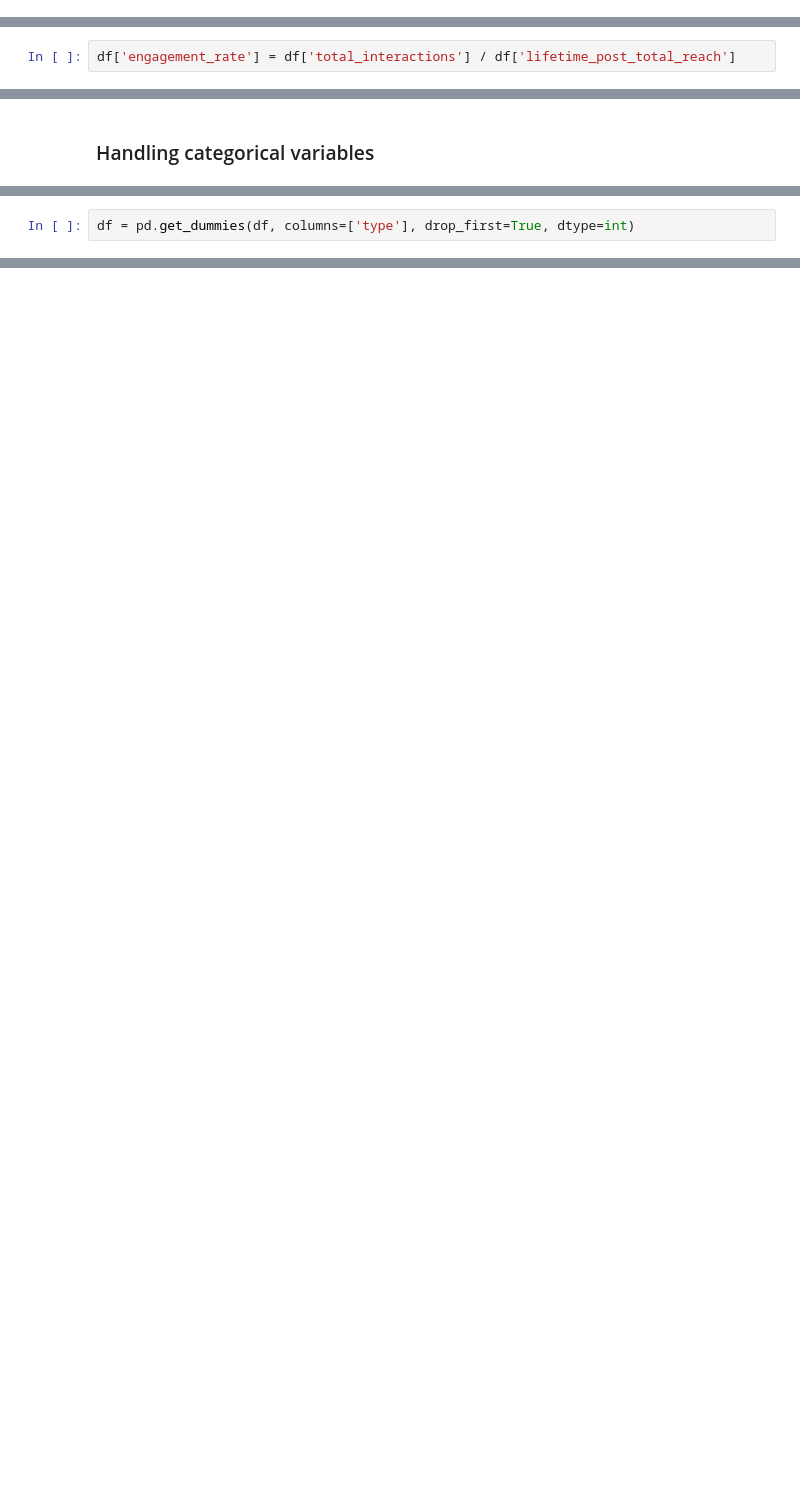
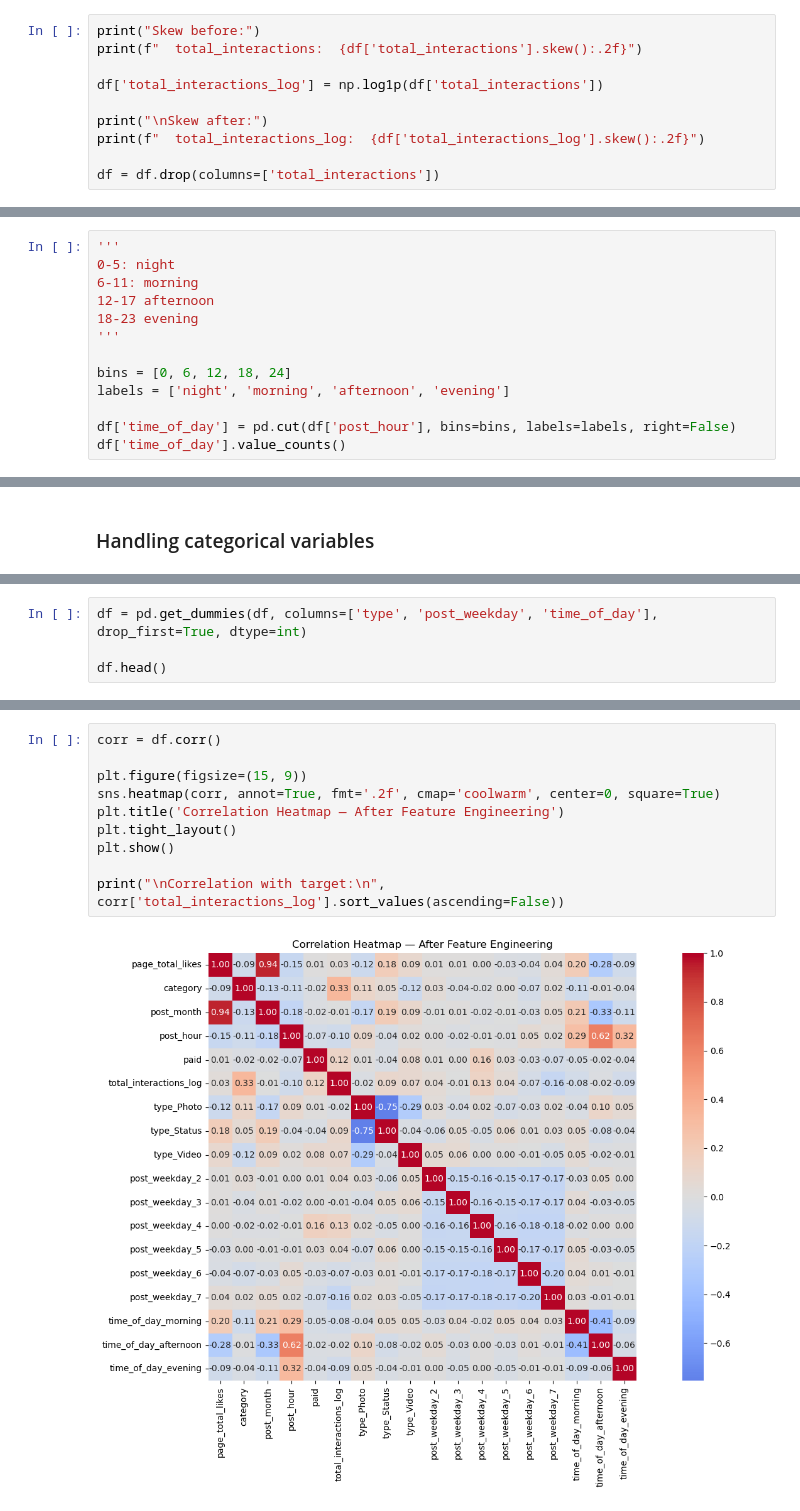
Before and after one commit to nicolous-peril/facebook-engagement-analysis, a Jupyter notebook: code/02_transform.ipynb, the cells around one changed output, grey strips where cells are left out. Saved outputs shown, nothing was run; the diff lists cells and outputs as text; blank space fills up the shorter version.

```diff
--- a/code/02_transform.ipynb
+++ b/code/02_transform.ipynb
@@ -61,0 +67,10 @@ df = df.dropna()
+# %%
+print("Skew before:")
+print(f"  total_interactions:  {df['total_interactions'].skew():.2f}")
+
+df['total_interactions_log'] = np.log1p(df['total_interactions'])
+
+print("\nSkew after:")
+print(f"  total_interactions_log:  {df['total_interactions_log'].skew():.2f}")
+
+df = df.drop(columns=['total_interactions'])
@@ -86,2 +91,13 @@ Engagement Rate = Total Interactions / Reach
-# %%
-df['engagement_rate'] = df['total_interactions'] / df['lifetime_post_total_reach']
+# %%
+'''
+0-5: night
+6-11: morning
+12-17 afternoon
+18-23 evening
+'''
+
+bins = [0, 6, 12, 18, 24]
+labels = ['night', 'morning', 'afternoon', 'evening']
+
+df['time_of_day'] = pd.cut(df['post_hour'], bins=bins, labels=labels, right=False)
+df['time_of_day'].value_counts()
@@ -108,2 +113,4 @@ df.select_dtypes(include='object')
 # %%
-df = pd.get_dummies(df, columns=['type'], drop_first=True, dtype=int)
+df = pd.get_dummies(df, columns=['type', 'post_weekday', 'time_of_day'], drop_first=True, dtype=int)
+
+df.head()
@@ -121,0 +126,12 @@ The pd.get_dummies() created three new columns -- 'type_Photo', 'type_Status', a
+# %%
+corr = df.corr()
+
+plt.figure(figsize=(15, 9))
+sns.heatmap(corr, annot=True, fmt='.2f', cmap='coolwarm', center=0, square=True)
+plt.title('Correlation Heatmap — After Feature Engineering')
+plt.tight_layout()
+plt.show()
+
+print("\nCorrelation with target:\n", corr['total_interactions_log'].sort_values(ascending=False))
+# %% [output]
+[figure, added]
```
Also changed, not shown: parts of 39 cells of this notebook, 1 other file.
